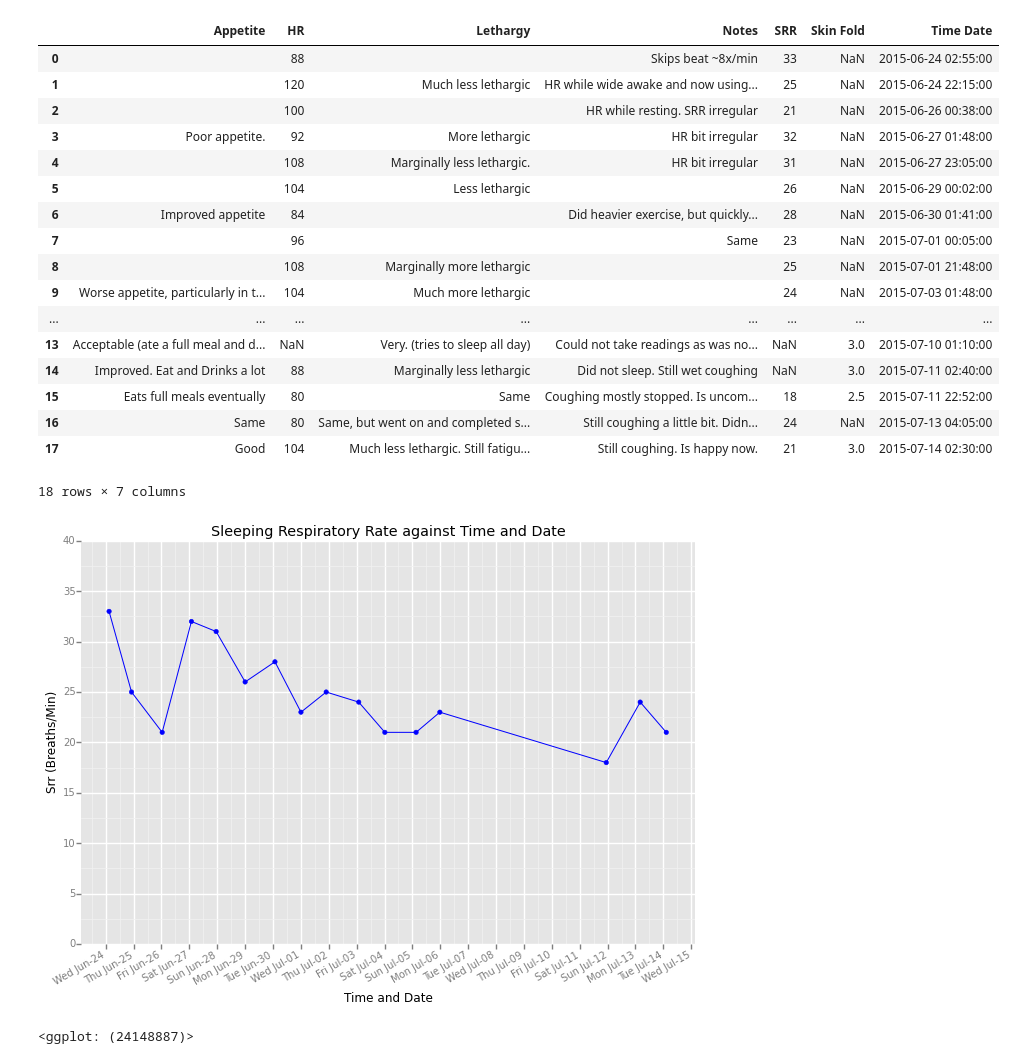
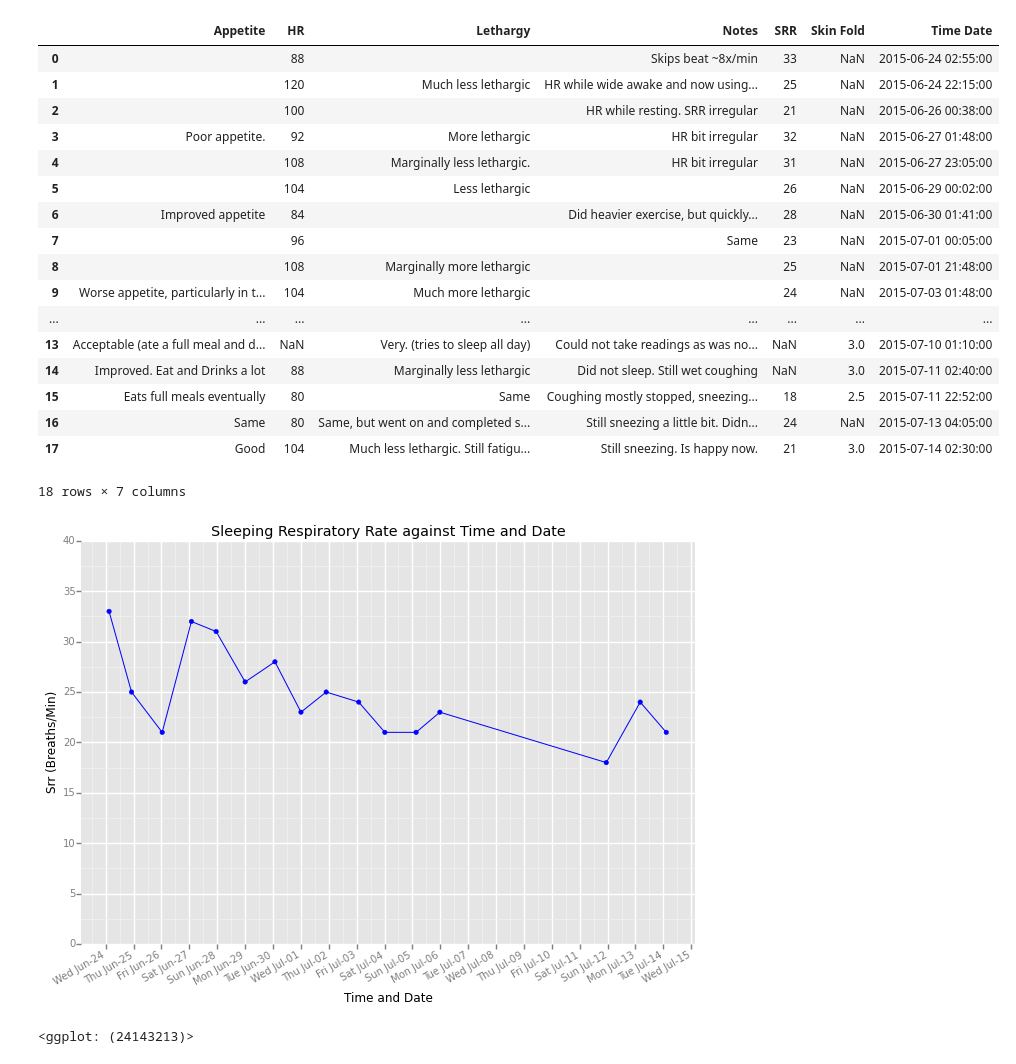
Before and after one commit to adampiskorski/gangster-health, a Jupyter notebook: records.ipynb, the cells around one changed output. Cells and saved outputs as stored; diff of their text form; code cells hidden in the pictures.

Commit message:
Correct coughing to sneezing.

```diff
--- a/records.ipynb
+++ b/records.ipynb
@@ -92,9 +92,9 @@ data = {
               '',
               'Could not take readings as was not sleeping',
               'Did not sleep. Still wet coughing',
-              'Coughing mostly stopped. Is uncomfortable after meal\drink',
-              "Still coughing a little bit. Didn't take skin fold as didn't want to wake up.",
-              'Still coughing. Is happy now.'],
+              'Coughing mostly stopped, sneezing instead. Is uncomfortable after meal\drink',
+              "Still sneezing a little bit. Didn't take skin fold as didn't want to wake up.",
+              'Still sneezing. Is happy now.'],
     'Appetite': ['',
                  '',
                  '',
@@ -123,36 +123,36 @@ data = {
                  '',
                  'Marginally more lethargic',
                  'Much more lethargic',
                  'Less lethargic',
                  'Slightly more lethargic.',
                  'More lethargic',
                  'Very. (tries to sleep all day)',
                  'Marginally less lethargic',
                  'Same',
                  'Same, but went on and completed small walk.',
                  'Much less lethargic. Still fatigued on excercise'],
 }
 
 df = pd.DataFrame(data)
 df
 # %% [output]
 |  | Appetite | HR | Lethargy | Notes | SRR | Skin Fold | Time Date |
 | 0 |  | 88 |  | Skips beat ~8x/min | 33 | NaN | 2015-06-24 02:55:00 |
 | 1 |  | 120 | Much less lethargic | HR while wide awake and now using... | 25 | NaN | 2015-06-24 22:15:00 |
 | 2 |  | 100 |  | HR while resting. SRR irregular | 21 | NaN | 2015-06-26 00:38:00 |
 | 3 | Poor appetite. | 92 | More lethargic | HR bit irregular | 32 | NaN | 2015-06-27 01:48:00 |
 | 4 |  | 108 | Marginally less lethargic. | HR bit irregular | 31 | NaN | 2015-06-27 23:05:00 |
 | 5 |  | 104 | Less lethargic |  | 26 | NaN | 2015-06-29 00:02:00 |
 | 6 | Improved appetite | 84 |  | Did heavier exercise, but quickly... | 28 | NaN | 2015-06-30 01:41:00 |
 | 7 |  | 96 |  | Same | 23 | NaN | 2015-07-01 00:05:00 |
 | 8 |  | 108 | Marginally more lethargic |  | 25 | NaN | 2015-07-01 21:48:00 |
 | 9 | Worse appetite, particularly in t... | 104 | Much more lethargic |  | 24 | NaN | 2015-07-03 01:48:00 |
 | ... | ... | ... | ... | ... | ... | ... | ... |
 | 13 | Acceptable (ate a full meal and d... | NaN | Very. (tries to sleep all day) | Could not take readings as was no... | NaN | 3.0 | 2015-07-10 01:10:00 |
 | 14 | Improved. Eat and Drinks a lot | 88 | Marginally less lethargic | Did not sleep. Still wet coughing | NaN | 3.0 | 2015-07-11 02:40:00 |
-| 15 | Eats full meals eventually | 80 | Same | Coughing mostly stopped. Is uncom... | 18 | 2.5 | 2015-07-11 22:52:00 |
-| 16 | Same | 80 | Same, but went on and completed s... | Still coughing a little bit. Didn... | 24 | NaN | 2015-07-13 04:05:00 |
-| 17 | Good | 104 | Much less lethargic. Still fatigu... | Still coughing. Is happy now. | 21 | 3.0 | 2015-07-14 02:30:00 |
+| 15 | Eats full meals eventually | 80 | Same | Coughing mostly stopped, sneezing... | 18 | 2.5 | 2015-07-11 22:52:00 |
+| 16 | Same | 80 | Same, but went on and completed s... | Still sneezing a little bit. Didn... | 24 | NaN | 2015-07-13 04:05:00 |
+| 17 | Good | 104 | Much less lethargic. Still fatigu... | Still sneezing. Is happy now. | 21 | 3.0 | 2015-07-14 02:30:00 |
 18 rows × 7 columns
 # %%
 print ggplot(df, aes(x='Time Date', y='SRR')) +\
@@ -164,7 +164,7 @@ print ggplot(df, aes(x='Time Date', y='SRR')) +\
     scale_x_date(labels=date_format('%a %b-%d'), breaks='1 day')
 # %% [output]
 [figure]
-<ggplot: (24148887)>
+<ggplot: (24143213)>
 # %%
 print ggplot(df, aes(x='Time Date', y='HR')) +\
     ggtitle('Heart Rate against Time and Date') +\
```
Also changed, not shown: parts of 2 cells of this notebook.
